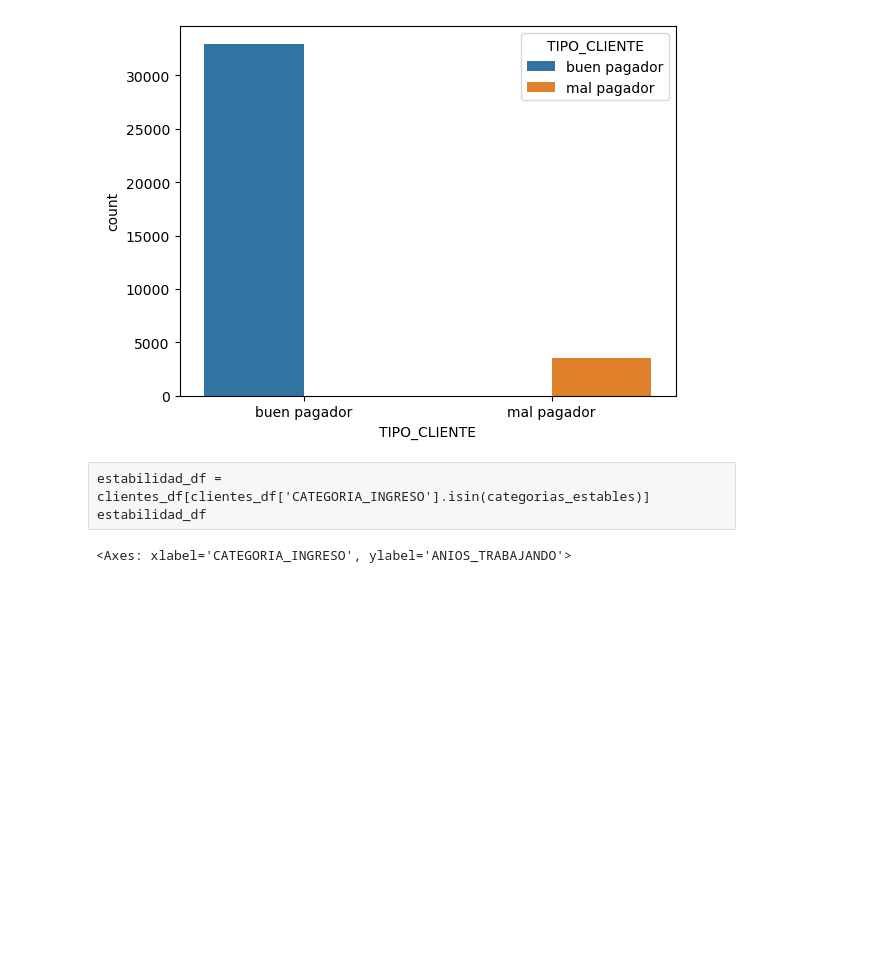
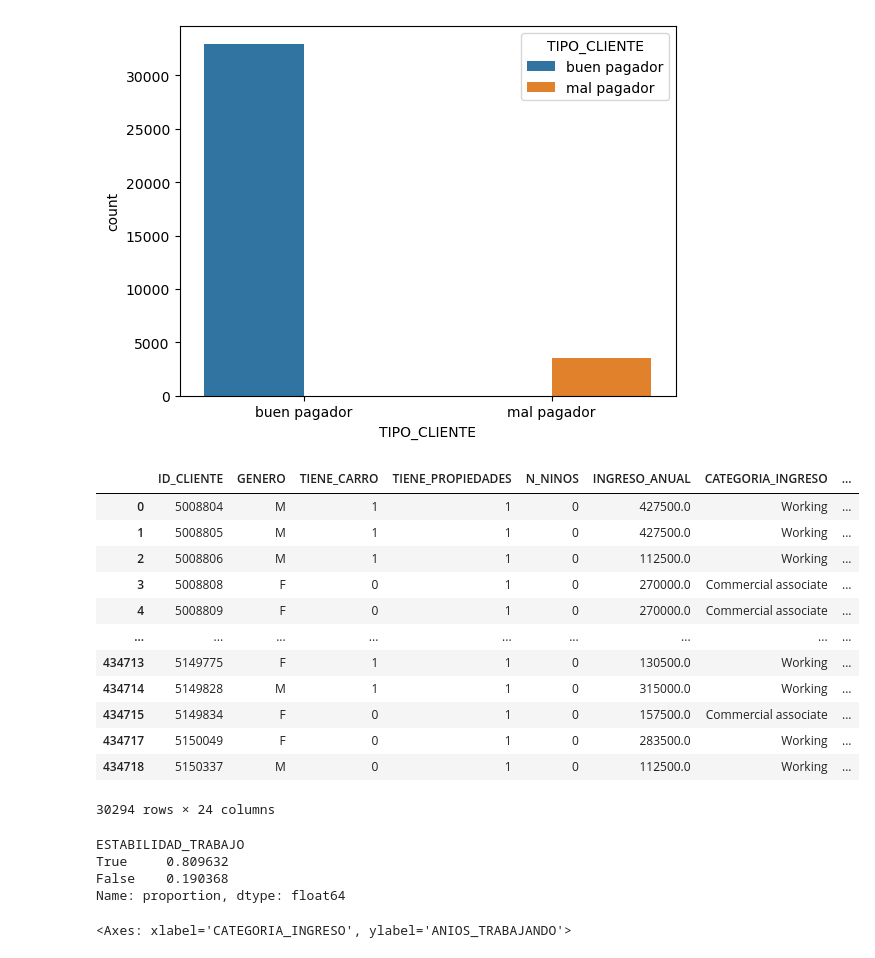
Before and after one commit to ajalca/cbe_customer_classification, a Jupyter notebook: VISA - Grupo 5.ipynb, the cells around one changed output. Drawn from its saved outputs; the diff is of its cells as text; code cells hidden in the pictures; blank space fills up the shorter version.

```diff
--- a/VISA - Grupo 5.ipynb
+++ b/VISA - Grupo 5.ipynb
@@ -629,9 +619,30 @@ sns.countplot(x='TIPO_CLIENTE', hue='TIPO_CLIENTE', data=clientes_df)
 # %% [output]
 <Axes: xlabel='TIPO_CLIENTE', ylabel='count'>
 [figure]
-# %% [raw]
-estabilidad_df = clientes_df[clientes_df['CATEGORIA_INGRESO'].isin(categorias_estables)]
-estabilidad_df
+# %%
+estabilidad_df = clientes_df[clientes_df['CATEGORIA_INGRESO'].isin(categorias_estables)]
+estabilidad_df
+# %% [output]
+|  | ID_CLIENTE | GENERO | TIENE_CARRO | TIENE_PROPIEDADES | N_NINOS | INGRESO_ANUAL | CATEGORIA_INGRESO | ... |
+| 0 | 5008804 | M | 1 | 1 | 0 | 427500.0 | Working | ... |
+| 1 | 5008805 | M | 1 | 1 | 0 | 427500.0 | Working | ... |
+| 2 | 5008806 | M | 1 | 1 | 0 | 112500.0 | Working | ... |
+| 3 | 5008808 | F | 0 | 1 | 0 | 270000.0 | Commercial associate | ... |
+| 4 | 5008809 | F | 0 | 1 | 0 | 270000.0 | Commercial associate | ... |
+| ... | ... | ... | ... | ... | ... | ... | ... | ... |
+| 434713 | 5149775 | F | 1 | 1 | 0 | 130500.0 | Working | ... |
+| 434714 | 5149828 | M | 1 | 1 | 0 | 315000.0 | Working | ... |
+| 434715 | 5149834 | F | 0 | 1 | 0 | 157500.0 | Commercial associate | ... |
+| 434717 | 5150049 | F | 0 | 1 | 0 | 283500.0 | Working | ... |
+| 434718 | 5150337 | M | 0 | 1 | 0 | 112500.0 | Working | ... |
+30294 rows × 24 columns
+# %%
+estabilidad_df['ESTABILIDAD_TRABAJO'].value_counts(normalize=True)
+# %% [output]
+ESTABILIDAD_TRABAJO
+True     0.809632
+False    0.190368
+Name: proportion, dtype: float64
 # %%
 sns.boxplot(x='CATEGORIA_INGRESO', y='ANIOS_TRABAJANDO', data=estabilidad_df)
 # %% [output]
```
Also changed, not shown: parts of 8 cells of this notebook, 1 other file.
